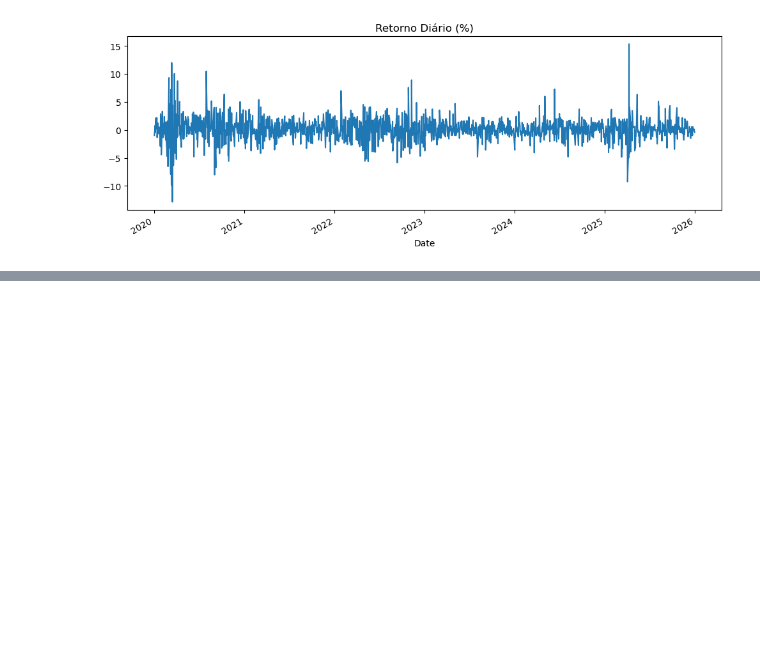
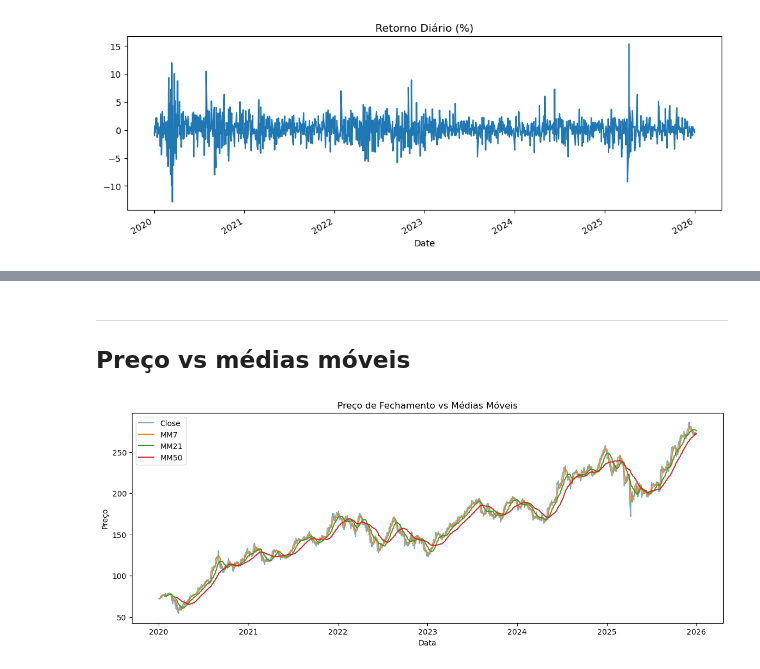
Before and after one commit to wellitonrocha/data_science_journey, a Jupyter notebook: Semana04_Python_Financas/finance_analysis.ipynb, the cells around one changed output, grey strips where cells are left out. Saved outputs shown, nothing was run; the diff lists cells and outputs as text; code cells hidden in the pictures; blank space fills up the shorter version.

```diff
--- a/Semana04_Python_Financas/finance_analysis.ipynb
+++ b/Semana04_Python_Financas/finance_analysis.ipynb
@@ -194,0 +210,21 @@ plt.show()
+# %%
+df["MM7"] = df["Close"].rolling(window=7).mean()
+df["MM21"] = df["Close"].rolling(window=21).mean()
+df["MM50"] = df["Close"].rolling(window=50).mean()
+# %% [markdown]
+---
+## Preço vs médias móveis
+# %%
+plt.figure(figsize=(14, 5))
+plt.plot(df.index, df["Close"], label="Close", alpha=0.6)
+plt.plot(df.index, df["MM7"], label="MM7")
+plt.plot(df.index, df["MM21"], label="MM21")
+plt.plot(df.index, df["MM50"], label="MM50")
+
+plt.title("Preço de Fechamento vs Médias Móveis")
+plt.xlabel("Data")
+plt.ylabel("Preço")
+plt.legend()
+plt.show()
+# %% [output]
+[figure, added]
```
Also changed, not shown: parts of 6 cells of this notebook, 1 other file.
